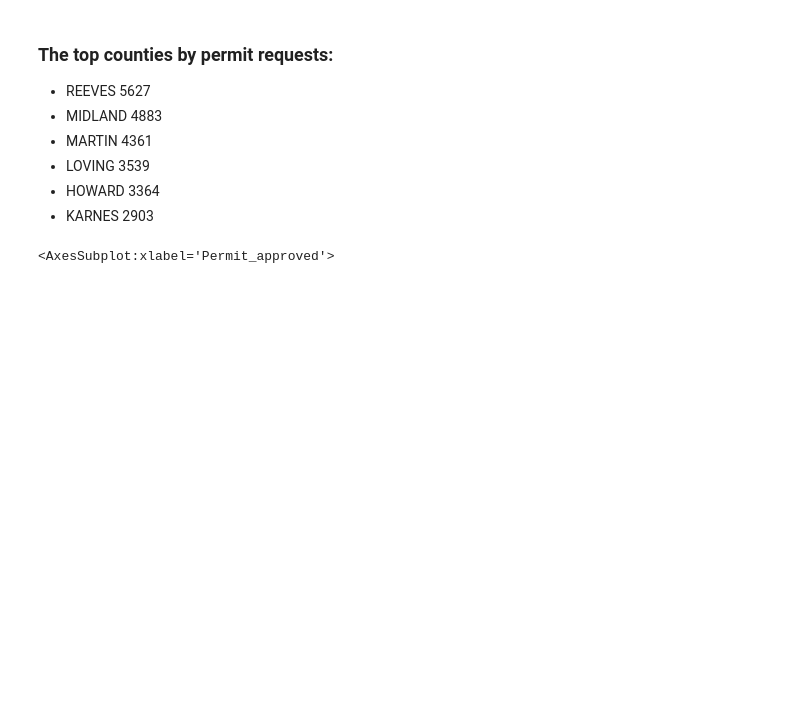
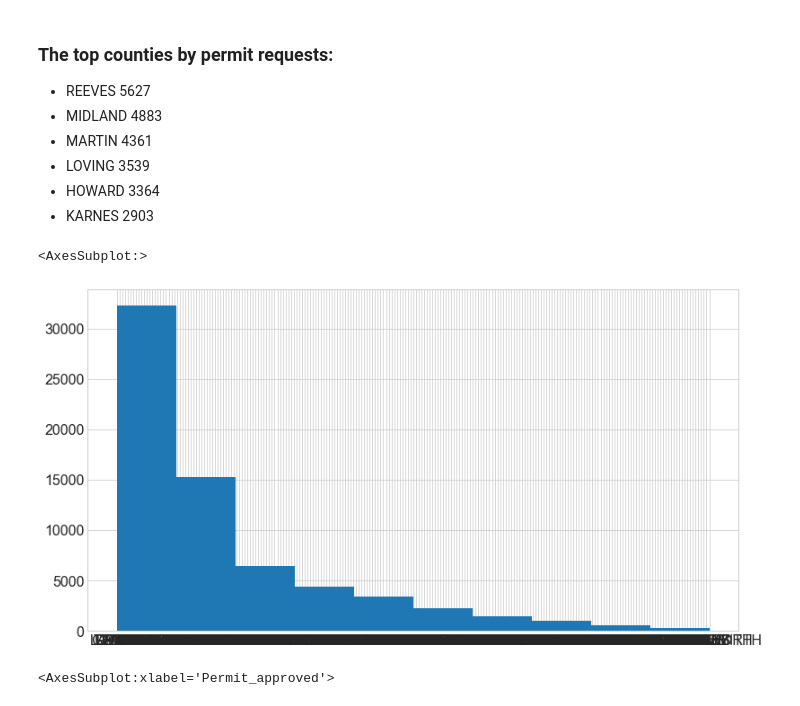
Before and after one commit to brianclements03/Individual_Project, a Jupyter notebook: EXPLORE.ipynb, the cells around one changed output. Cells and saved outputs as stored; diff of their text form; code cells hidden in the pictures; blank space fills up the shorter version.

```diff
--- a/EXPLORE.ipynb
+++ b/EXPLORE.ipynb
@@ -264,6 +242,11 @@ Name: County, dtype: int64
 - LOVING      3539
 - HOWARD      3364
 - KARNES      2903
+# %%
+permits.County.hist()
+# %% [output]
+<AxesSubplot:>
+[figure, added]
 # %%
 y = permits.Approval_time_days
 y.plot()
```
Also changed, not shown: parts of 2 cells of this notebook, 4 other files.
